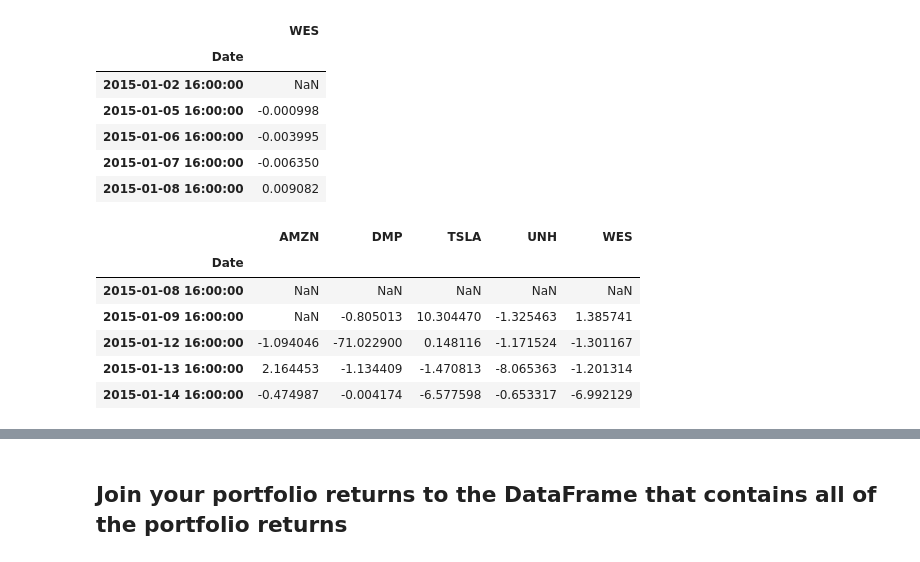
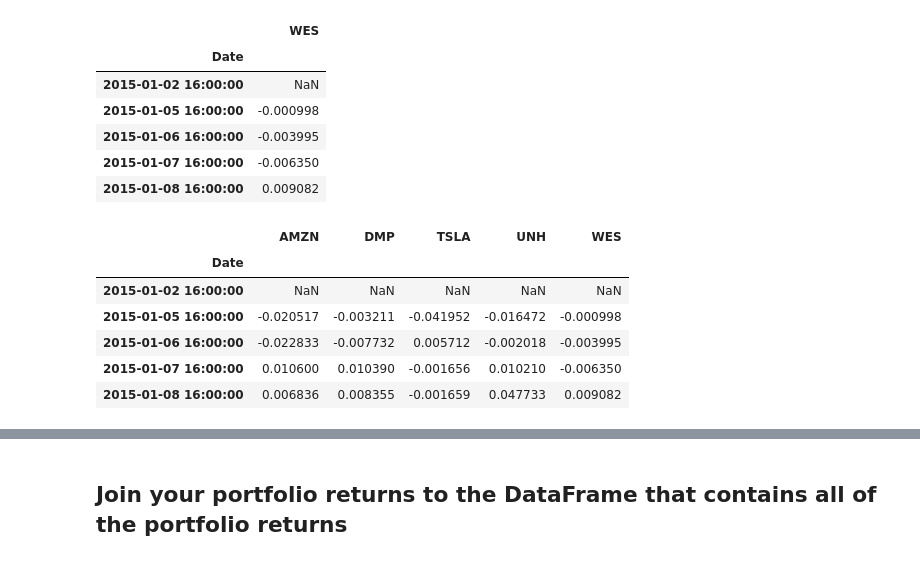
Before and after one commit to JimP315/Panthas, a Jupyter notebook: Starter_Code/whale_analysis.ipynb, the cells around one changed output, grey strips where cells are left out. Drawn from its saved outputs; the diff is of its cells as text; code cells hidden in the pictures.

```diff
--- a/Starter_Code/whale_analysis.ipynb
+++ b/Starter_Code/whale_analysis.ipynb
@@ -660,13 +733,13 @@ WES_returns.head()
 | 2015-01-07 16:00:00 | -0.006350 |
 | 2015-01-08 16:00:00 | 0.009082 |
 # %%
-daily_returns = combined1_df.pct_change()
-daily_returns.head()
+daily1_returns = combined1_df.pct_change()
+daily1_returns.head()
 # %% [output]
 |  | AMZN | DMP | TSLA | UNH | WES |
 | Date |  |  |  |  |  |
-| 2015-01-08 16:00:00 | NaN | NaN | NaN | NaN | NaN |
-| 2015-01-09 16:00:00 | NaN | -0.805013 | 10.304470 | -1.325463 | 1.385741 |
-| 2015-01-12 16:00:00 | -1.094046 | -71.022900 | 0.148116 | -1.171524 | -1.301167 |
-| 2015-01-13 16:00:00 | 2.164453 | -1.134409 | -1.470813 | -8.065363 | -1.201314 |
-| 2015-01-14 16:00:00 | -0.474987 | -0.004174 | -6.577598 | -0.653317 | -6.992129 |
+| 2015-01-02 16:00:00 | NaN | NaN | NaN | NaN | NaN |
+| 2015-01-05 16:00:00 | -0.020517 | -0.003211 | -0.041952 | -0.016472 | -0.000998 |
+| 2015-01-06 16:00:00 | -0.022833 | -0.007732 | 0.005712 | -0.002018 | -0.003995 |
+| 2015-01-07 16:00:00 | 0.010600 | 0.010390 | -0.001656 | 0.010210 | -0.006350 |
+| 2015-01-08 16:00:00 | 0.006836 | 0.008355 | -0.001659 | 0.047733 | 0.009082 |
```
Also changed, not shown: parts of 25 cells of this notebook.
